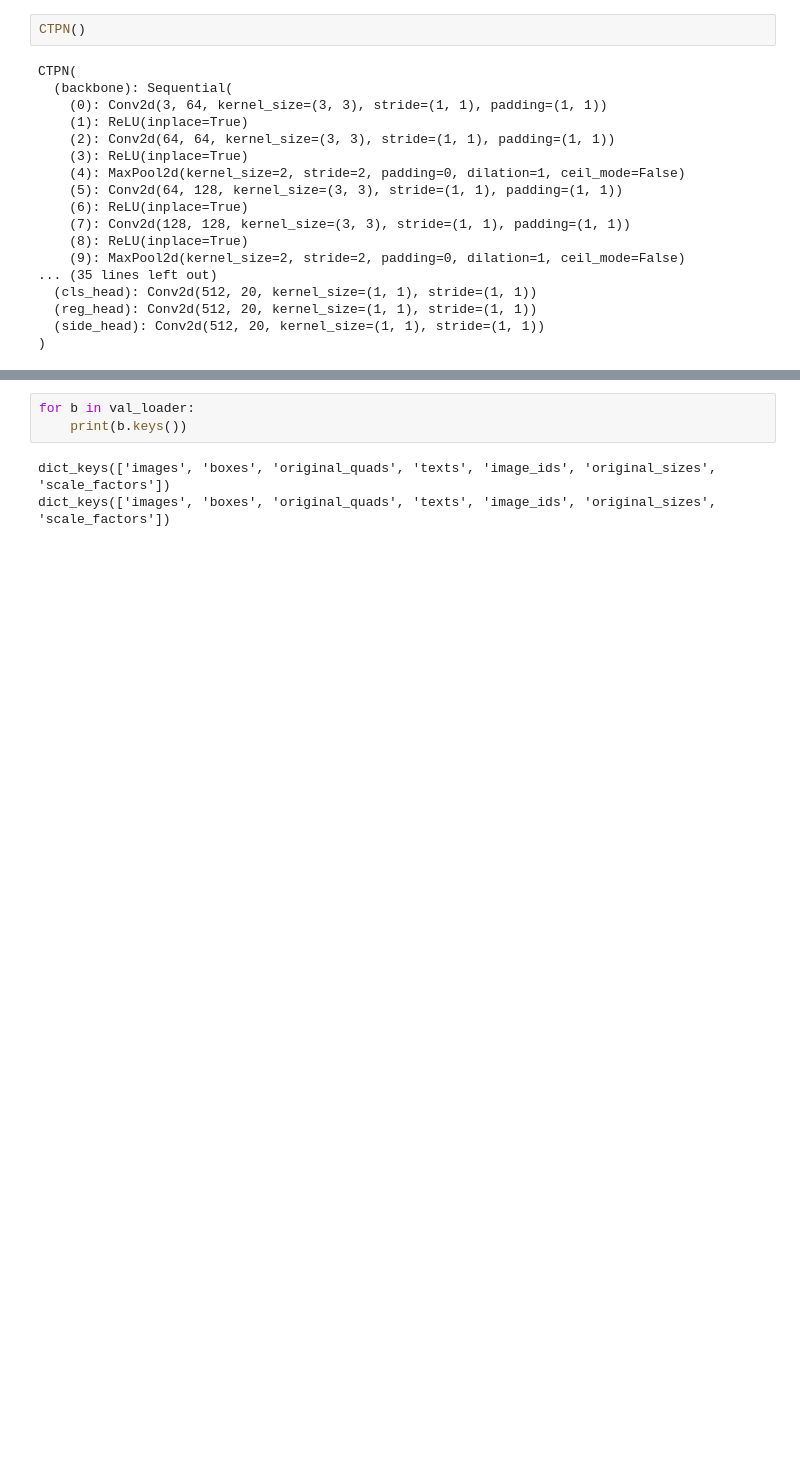
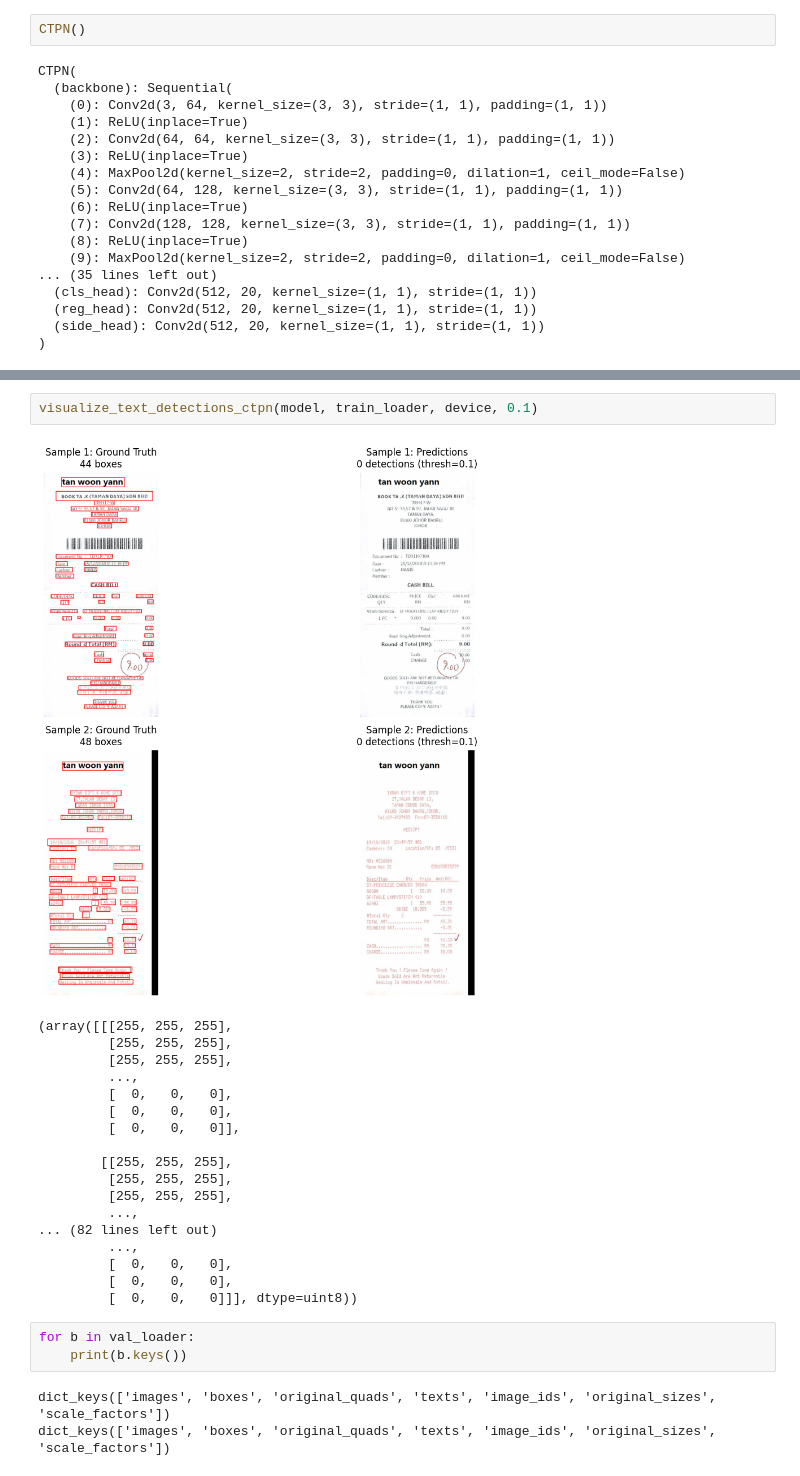
Before and after one commit to ku9efeld/NN-Architectures-Project, a Jupyter notebook: Task1/RectCTPN/train.ipynb, the cells around one changed output, grey strips where cells are left out. Drawn from its saved outputs; the diff is of its cells as text; blank space fills up the shorter version.

```diff
--- a/Task1/RectCTPN/train.ipynb
+++ b/Task1/RectCTPN/train.ipynb
@@ -573,3 +815,24 @@ Detections: 1600
+# %%
+visualize_text_detections_ctpn(model, train_loader, device, 0.1)
+# %% [output]
+[figure, added]
+(array([[[255, 255, 255],
+         [255, 255, 255],
+         [255, 255, 255],
+         ...,
+         [  0,   0,   0],
+         [  0,   0,   0],
+         [  0,   0,   0]],
+
+        [[255, 255, 255],
+         [255, 255, 255],
+         [255, 255, 255],
+         ...,
+... (82 lines left out)
+         ...,
+         [  0,   0,   0],
+         [  0,   0,   0],
+         [  0,   0,   0]]], dtype=uint8))
 # %%
 for b in val_loader:
     print(b.keys())
```
Also changed, not shown: parts of 14 cells of this notebook, 12 other files.
